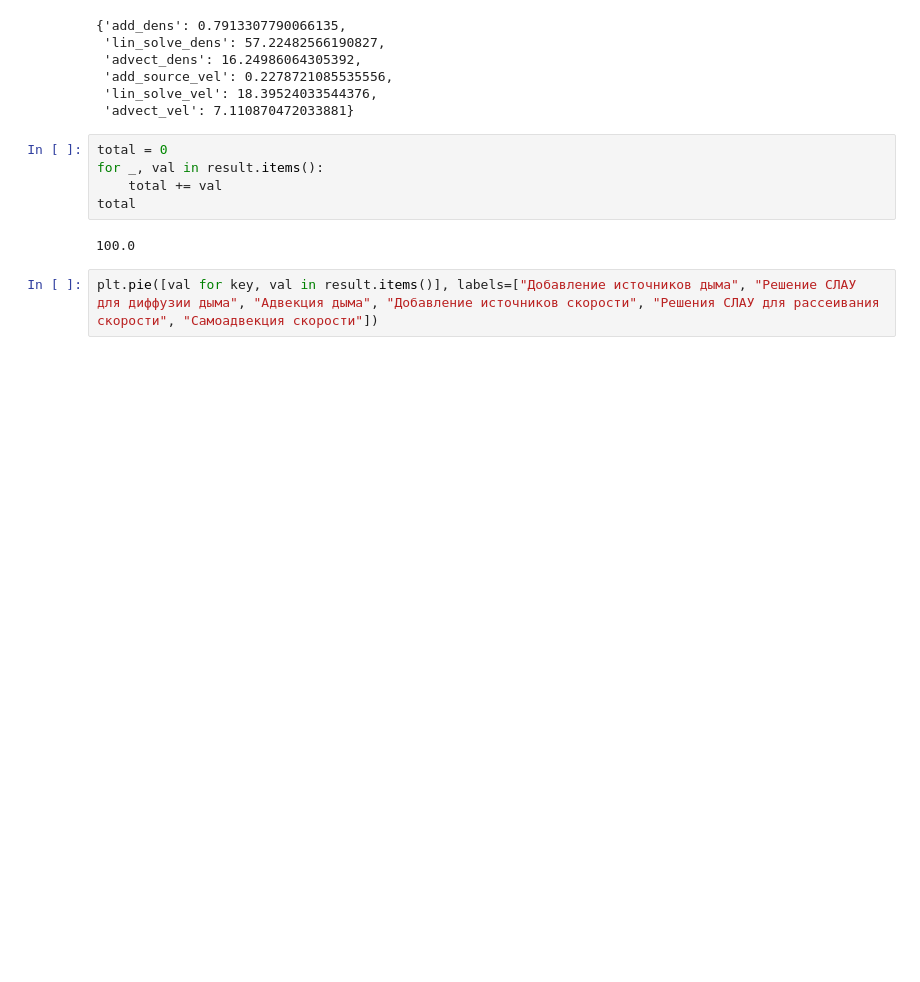
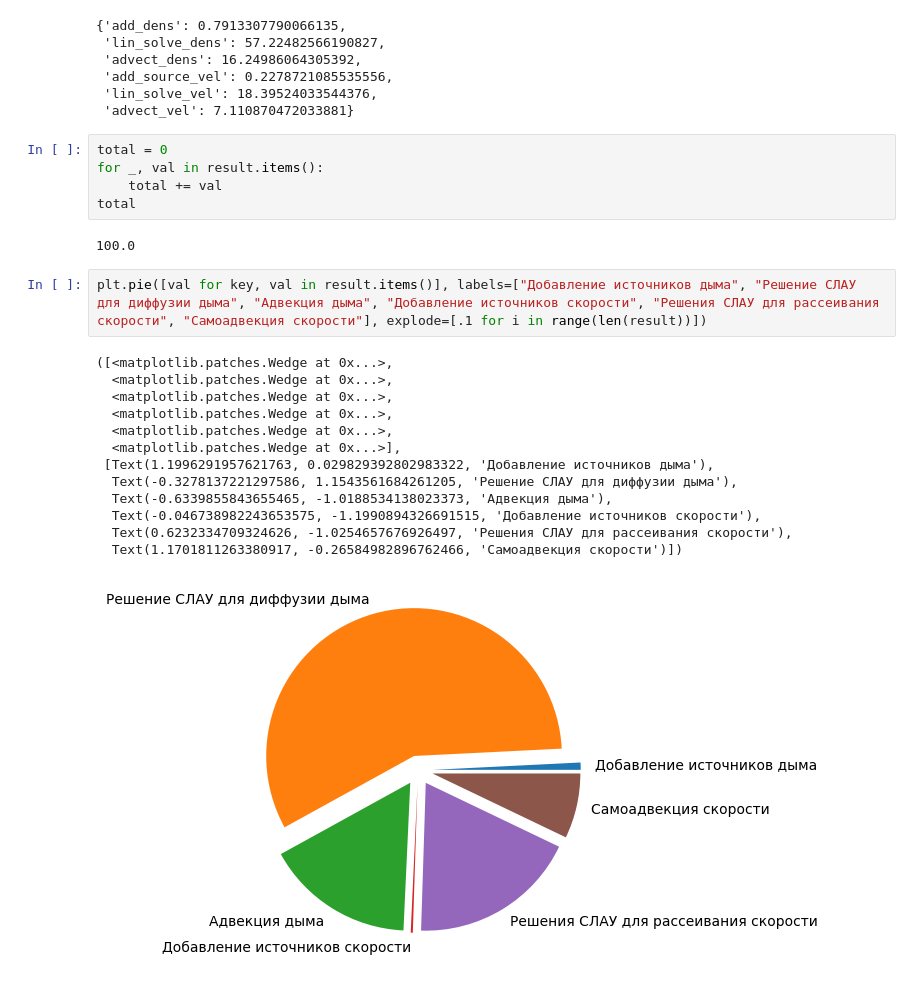
Before and after one commit to PajiloyLis/BMSTU-CG-CP, a Jupyter notebook: research.ipynb, the cells around one changed output. Drawn from its saved outputs; the diff is of its cells as text; blank space fills up the shorter version.

```diff
--- a/research.ipynb
+++ b/research.ipynb
@@ -202,4 +202,18 @@ total
 # %% [output]
 100.0
 # %%
-plt.pie([val for key, val in result.items()], labels=["Добавление источников дыма", "Решение СЛАУ для диффузии дыма", "Адвекция дыма", "Добавление источников скорости", "Решения СЛАУ для рассеивания скорости", "Самоадвекция скорости"])
+plt.pie([val for key, val in result.items()], labels=["Добавление источников дыма", "Решение СЛАУ для диффузии дыма", "Адвекция дыма", "Добавление источников скорости", "Решения СЛАУ для рассеивания скорости", "Самоадвекция скорости"], explode=[.1 for i in range(len(result))])
+# %% [output]
+([<matplotlib.patches.Wedge at 0x...>,
+  <matplotlib.patches.Wedge at 0x...>,
+  <matplotlib.patches.Wedge at 0x...>,
+  <matplotlib.patches.Wedge at 0x...>,
+  <matplotlib.patches.Wedge at 0x...>,
+  <matplotlib.patches.Wedge at 0x...>],
+ [Text(1.1996291957621763, 0.029829392802983322, 'Добавление источников дыма'),
+  Text(-0.3278137221297586, 1.1543561684261205, 'Решение СЛАУ для диффузии дыма'),
+  Text(-0.6339855843655465, -1.0188534138023373, 'Адвекция дыма'),
+  Text(-0.046738982243653575, -1.1990894326691515, 'Добавление источников скорости'),
+  Text(0.6232334709324626, -1.0254657676926497, 'Решения СЛАУ для рассеивания скорости'),
+  Text(1.1701811263380917, -0.26584982896762466, 'Самоадвекция скорости')])
+[figure, added]
```
